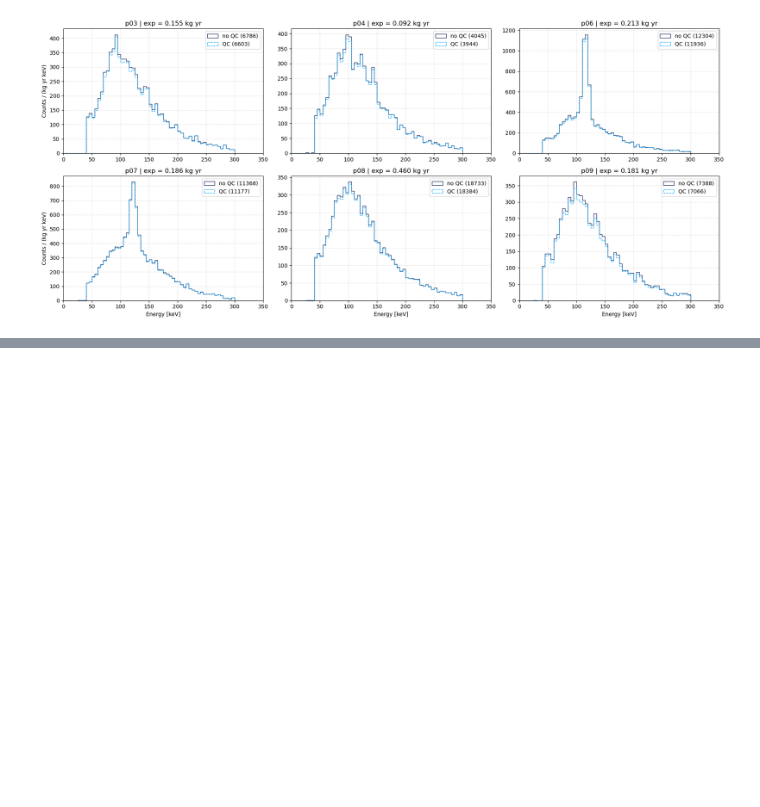
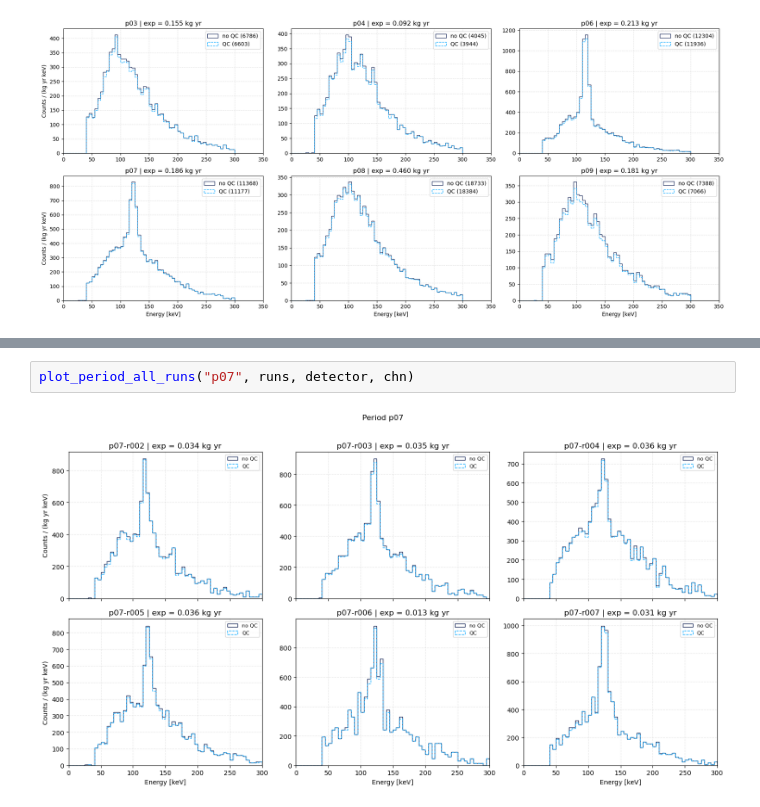
Before and after one commit to RitaF00/Low_Energy_QC, a Jupyter notebook: PRL_data.ipynb, the cells around one changed output, grey strips where cells are left out. Cells and saved outputs as stored; diff of their text form; blank space fills up the shorter version.

```diff
--- a/PRL_data.ipynb
+++ b/PRL_data.ipynb
@@ -362,0 +525,4 @@ plt.show()
+# %%
+plot_period_all_runs("p07", runs, detector, chn)
+# %% [output]
+[figure, added]
```
Also changed, not shown: parts of 5 cells of this notebook.
